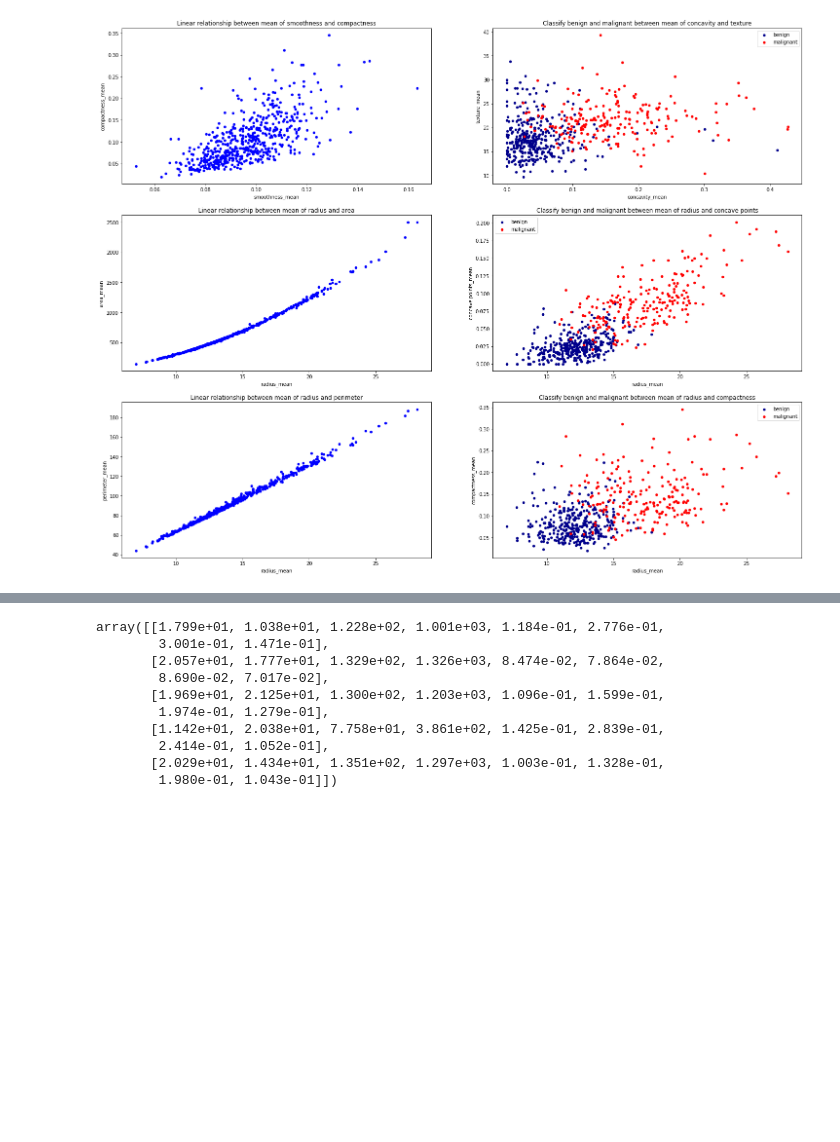
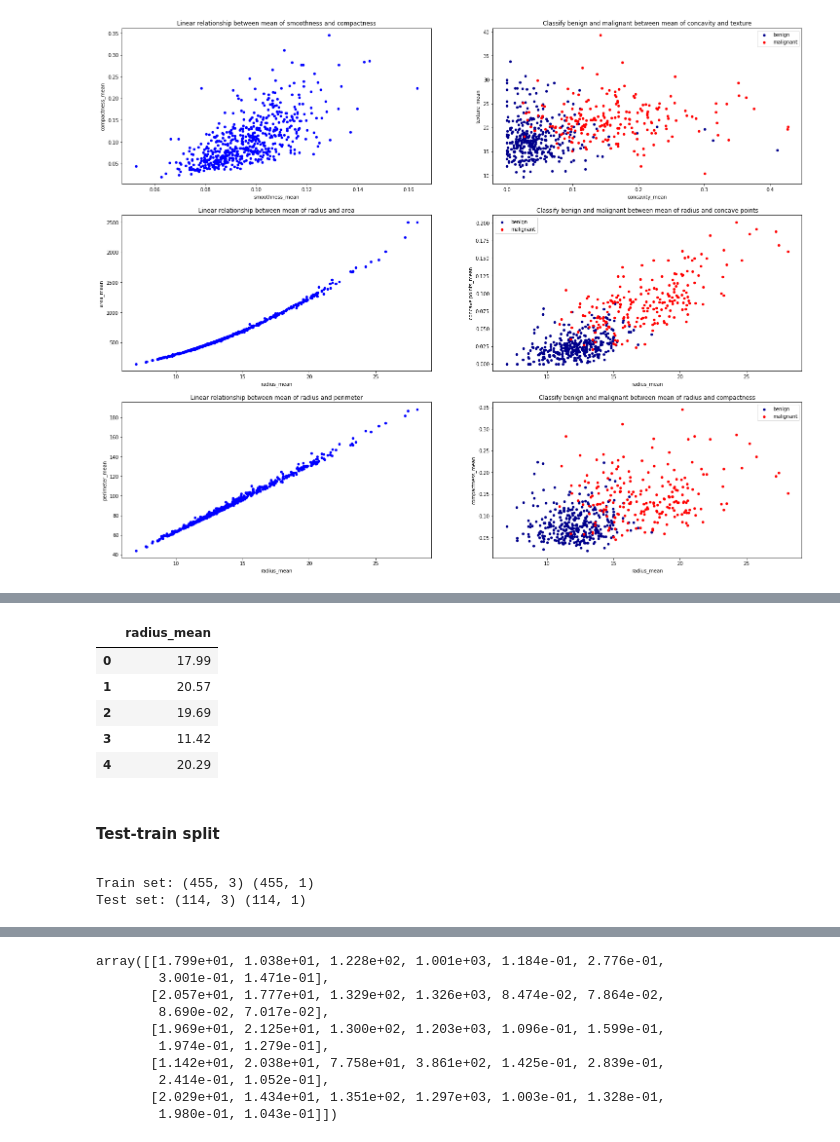
Before and after one commit to vy-phung/Cancer-diagnosis, a Jupyter notebook: Breast_Cancer_Wisconsin_(Diagnostic)_Data_Set.ipynb, the cells around one changed output, grey strips where cells are left out. Cells and saved outputs as stored; diff of their text form; code cells hidden in the pictures; blank space fills up the shorter version.

```diff
--- a/Breast_Cancer_Wisconsin_(Diagnostic)_Data_Set.ipynb
+++ b/Breast_Cancer_Wisconsin_(Diagnostic)_Data_Set.ipynb
@@ -134,0 +150,20 @@ plt.show()
+# %%
+Y_ra = df[['radius_mean']]
+Y_ra.head()
+# %% [output]
+|  | radius_mean |
+| 0 | 17.99 |
+| 1 | 20.57 |
+| 2 | 19.69 |
+| 3 | 11.42 |
+| 4 | 20.29 |
+# %% [markdown]
+**<h4>Test-train split</h4>**
+# %%
+from sklearn.model_selection import train_test_split
+Xra_train, Xra_test, Yra_train, Yra_test = train_test_split(X_ra, Y_ra, test_size=0.2, random_state=4)
+print ('Train set:', Xra_train.shape,  Yra_train.shape)
+print ('Test set:', Xra_test.shape,  Yra_test.shape)
+# %% [output]
+Train set: (455, 3) (455, 1)
+Test set: (114, 3) (114, 1)
```
Also changed, not shown: parts of 14 cells of this notebook.
